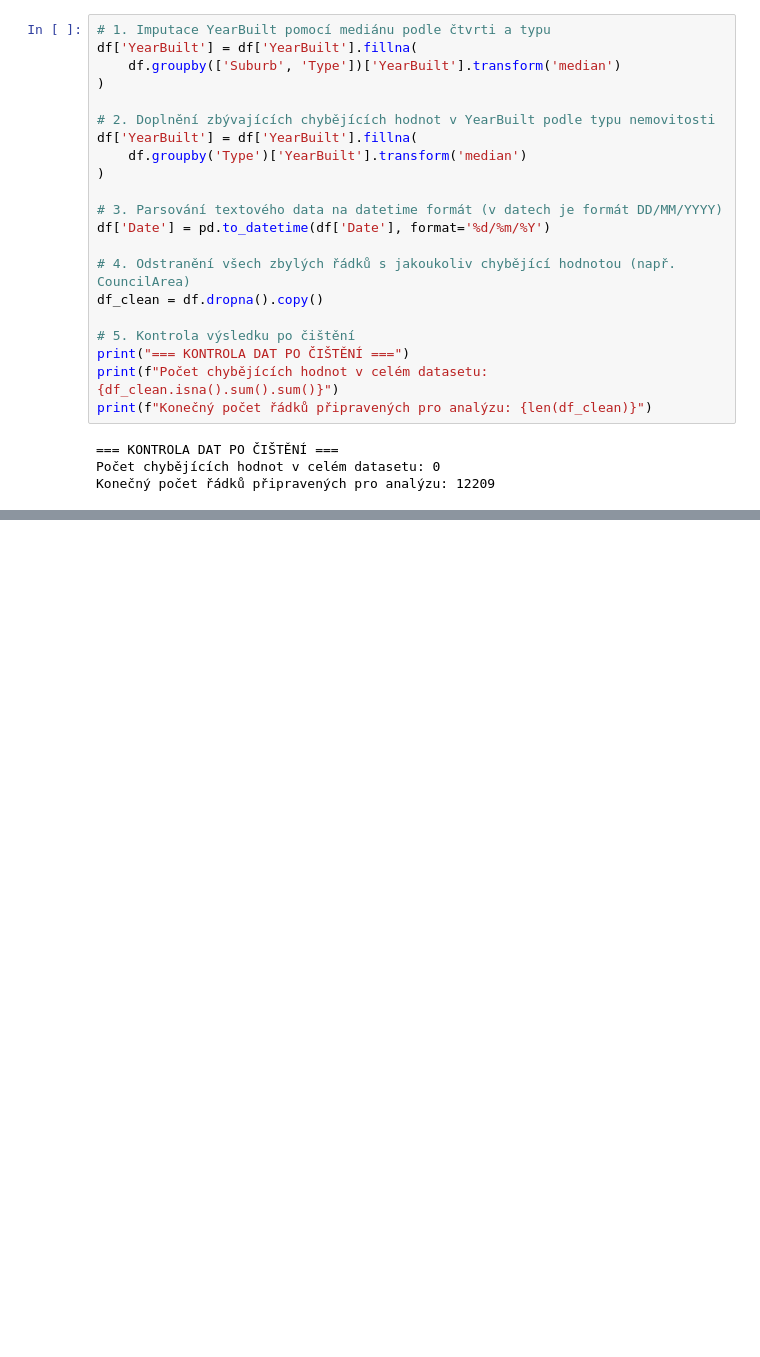
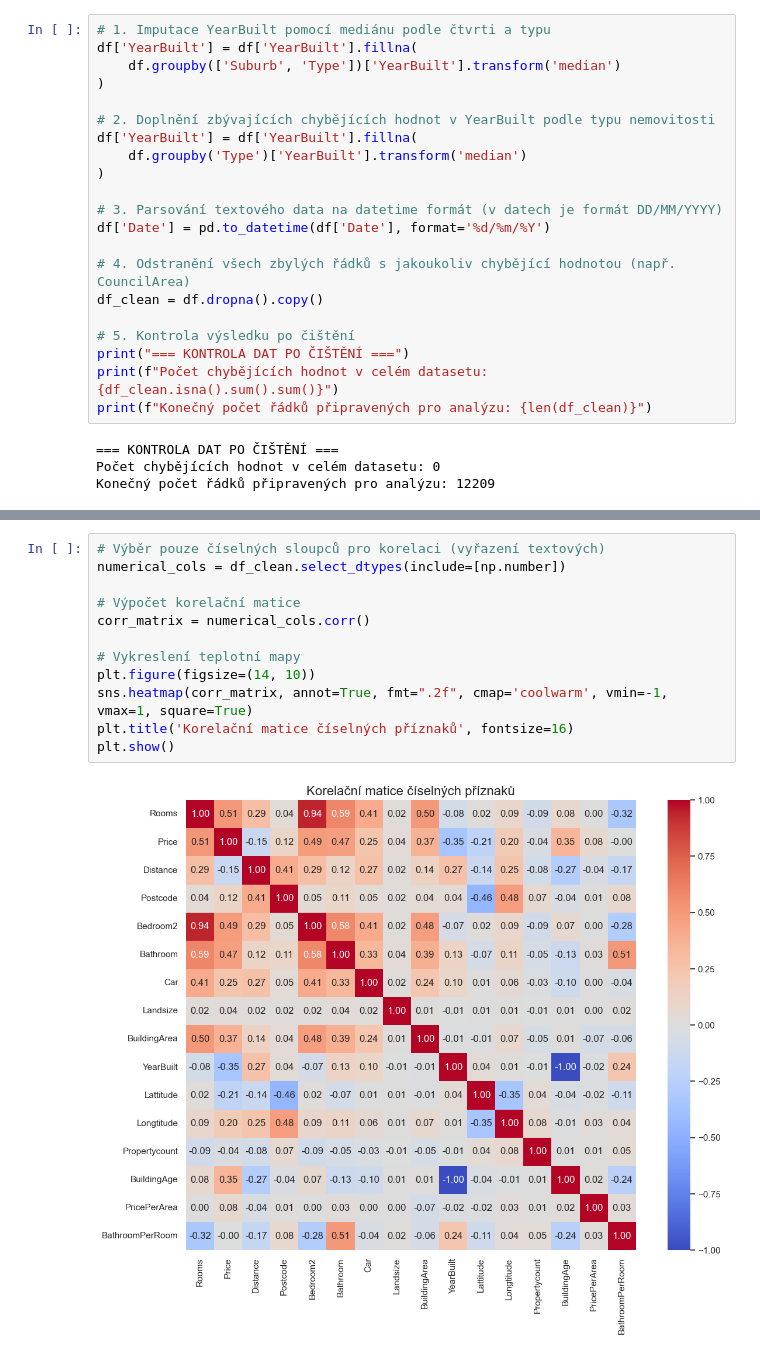
Before and after one commit to kassdiana/zsu, a Jupyter notebook: project/KAS0301_Project_Part1.ipynb, the cells around one changed output, grey strips where cells are left out. Drawn from its saved outputs; the diff is of its cells as text; blank space fills up the shorter version.

```diff
--- a/project/KAS0301_Project_Part1.ipynb
+++ b/project/KAS0301_Project_Part1.ipynb
@@ -161,0 +244,14 @@ Konečný počet řádků připravených pro analýzu: 12209
+# %%
+# Výběr pouze číselných sloupců pro korelaci (vyřazení textových)
+numerical_cols = df_clean.select_dtypes(include=[np.number])
+
+# Výpočet korelační matice
+corr_matrix = numerical_cols.corr()
+
+# Vykreslení teplotní mapy
+plt.figure(figsize=(14, 10))
+sns.heatmap(corr_matrix, annot=True, fmt=".2f", cmap='coolwarm', vmin=-1, vmax=1, square=True)
+plt.title('Korelační matice číselných příznaků', fontsize=16)
+plt.show()
+# %% [output]
+[figure, added]
```
Also changed, not shown: parts of 16 cells of this notebook.
